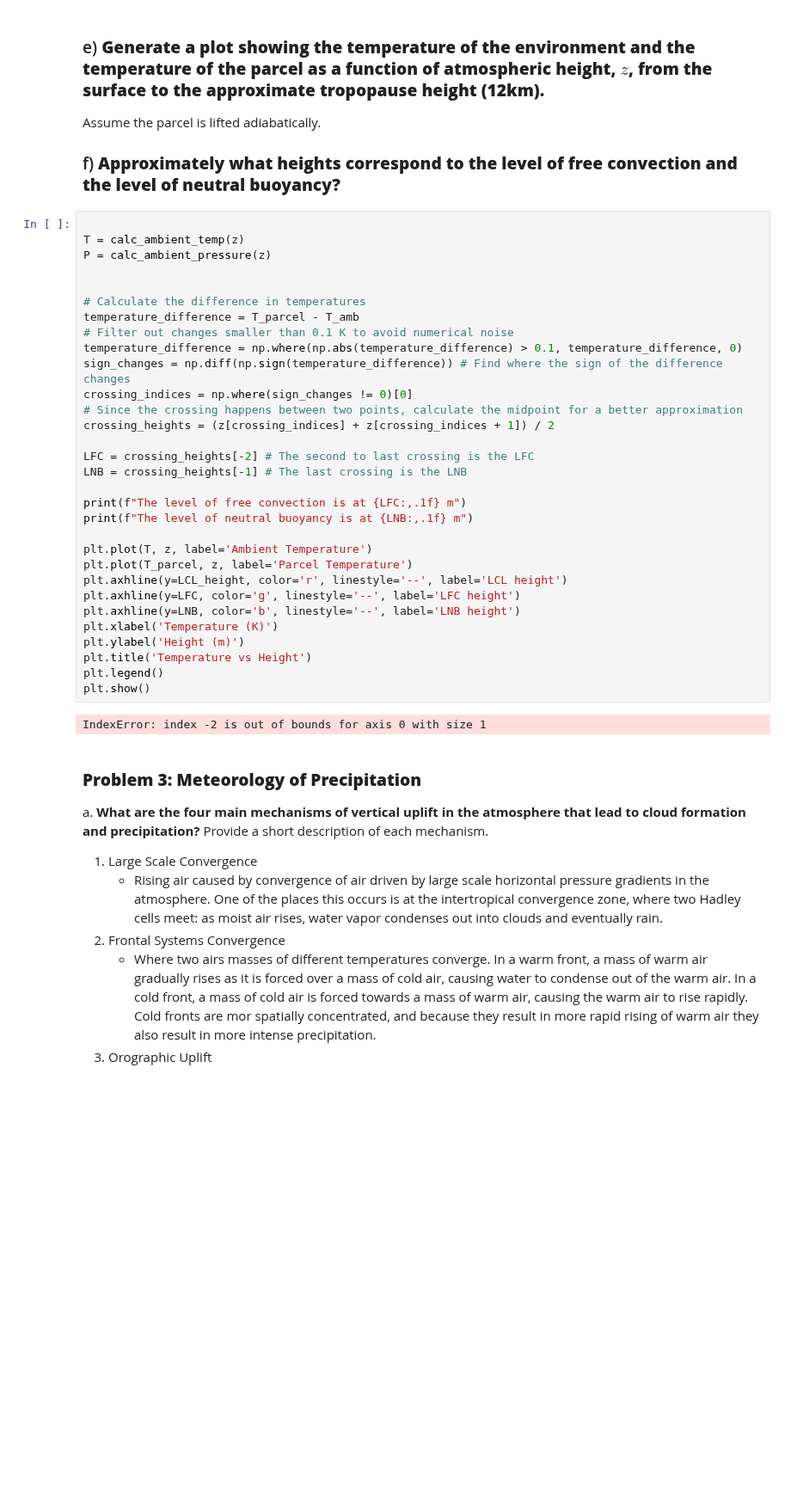
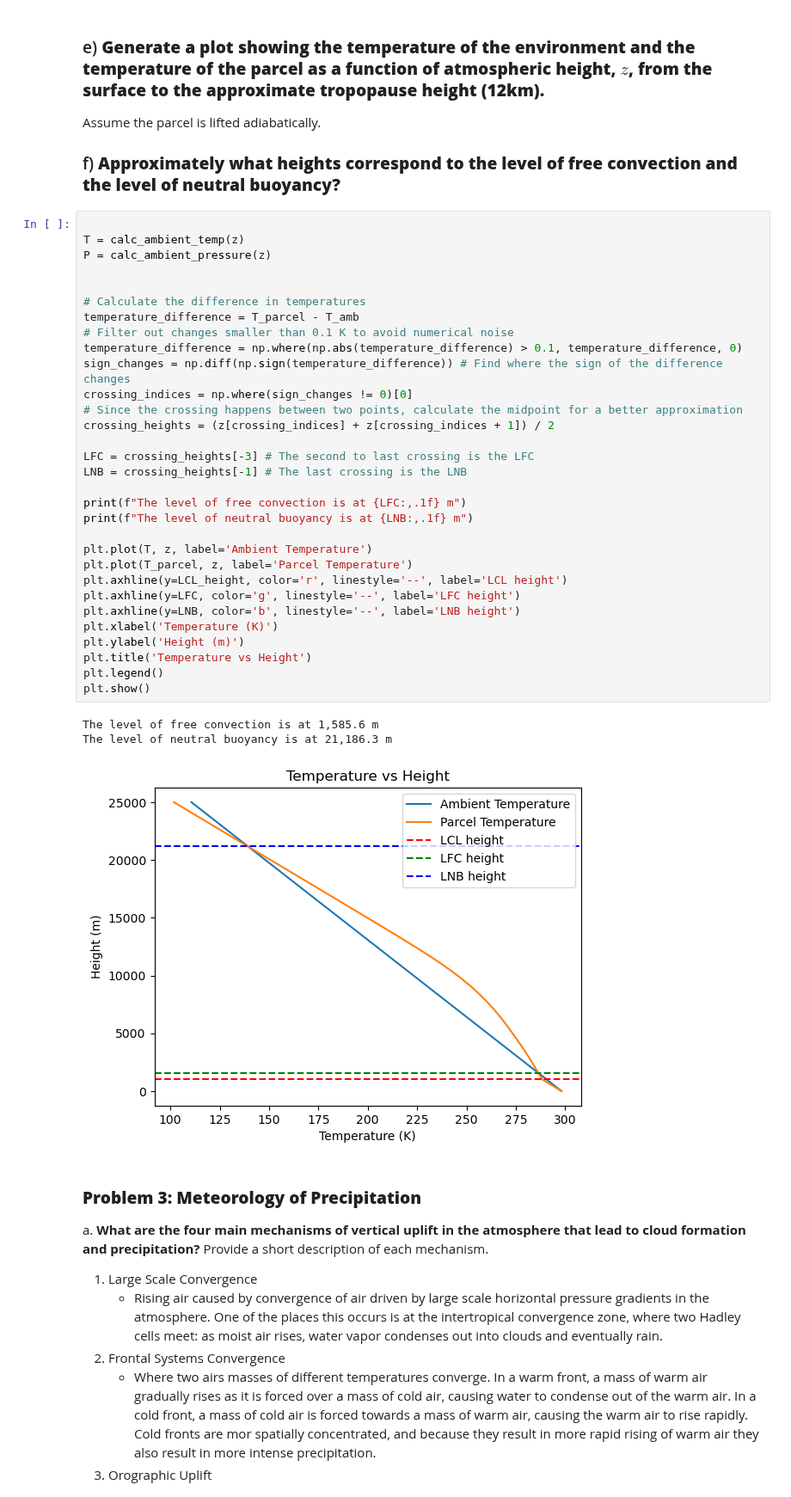
Before and after one commit to atdunwoody/EcoHydro, a Jupyter notebook: CIVE 520/HW2 revision.ipynb, the cells around one changed output. Shown at 86% size. Cells and saved outputs as stored; diff of their text form; blank space fills up the shorter version.

```diff
--- a/CIVE 520/HW2 revision.ipynb
+++ b/CIVE 520/HW2 revision.ipynb
@@ -187,35 +188,37 @@ Assume the parcel is lifted adiabatically.
 
 T = calc_ambient_temp(z)
 P = calc_ambient_pressure(z)
 
 
 # Calculate the difference in temperatures
 temperature_difference = T_parcel - T_amb
 # Filter out changes smaller than 0.1 K to avoid numerical noise
 temperature_difference = np.where(np.abs(temperature_difference) > 0.1, temperature_difference, 0)
 sign_changes = np.diff(np.sign(temperature_difference)) # Find where the sign of the difference changes
 crossing_indices = np.where(sign_changes != 0)[0]
 # Since the crossing happens between two points, calculate the midpoint for a better approximation
 crossing_heights = (z[crossing_indices] + z[crossing_indices + 1]) / 2
 
-LFC = crossing_heights[-2] # The second to last crossing is the LFC
+LFC = crossing_heights[-3] # The second to last crossing is the LFC
 LNB = crossing_heights[-1] # The last crossing is the LNB
 
 print(f"The level of free convection is at {LFC:,.1f} m")
 print(f"The level of neutral buoyancy is at {LNB:,.1f} m")
 
 plt.plot(T, z, label='Ambient Temperature')
 plt.plot(T_parcel, z, label='Parcel Temperature')
 plt.axhline(y=LCL_height, color='r', linestyle='--', label='LCL height')
 plt.axhline(y=LFC, color='g', linestyle='--', label='LFC height')
 plt.axhline(y=LNB, color='b', linestyle='--', label='LNB height')
 plt.xlabel('Temperature (K)')
 plt.ylabel('Height (m)')
 plt.title('Temperature vs Height')
 plt.legend()
 plt.show()
 # %% [output]
-IndexError: index -2 is out of bounds for axis 0 with size 1
+The level of free convection is at 1,585.6 m
+The level of neutral buoyancy is at 21,186.3 m
+[figure, added]
 # %% [markdown]
 ### **Problem 3: Meteorology of Precipitation**
 a. **What are the four main mechanisms of vertical uplift in the atmosphere that lead to cloud formation and precipitation?** Provide a short description of each mechanism.
```
Also changed, not shown: parts of 2 cells of this notebook, 1 other file.
